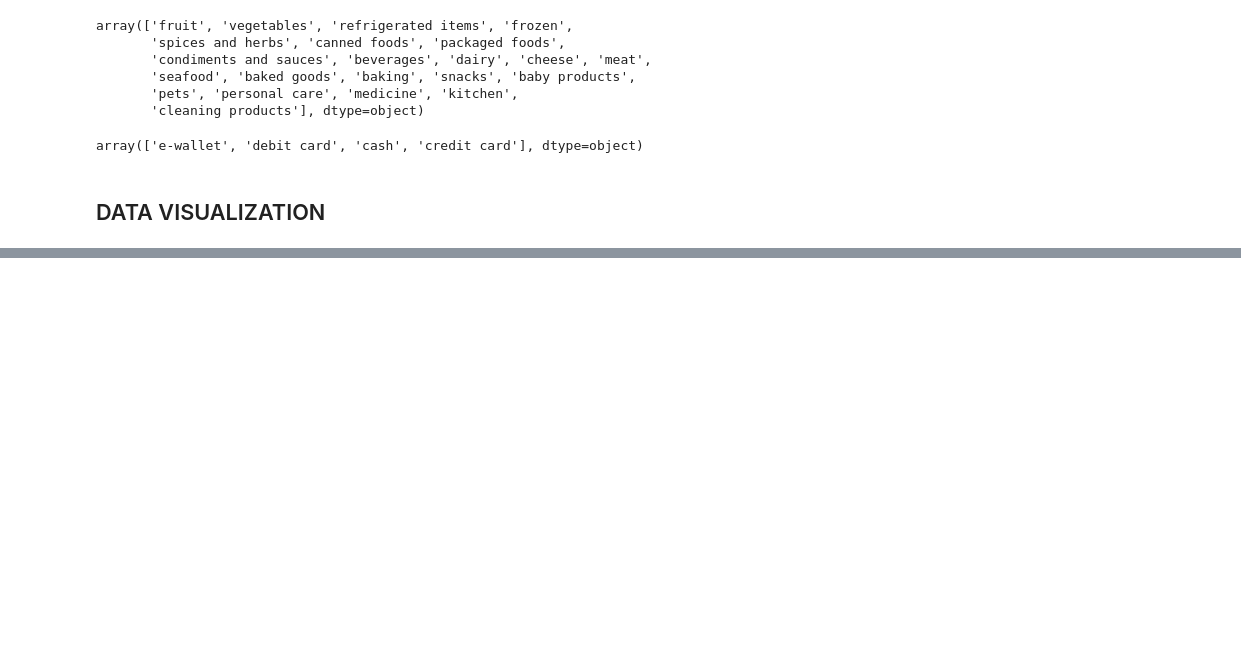
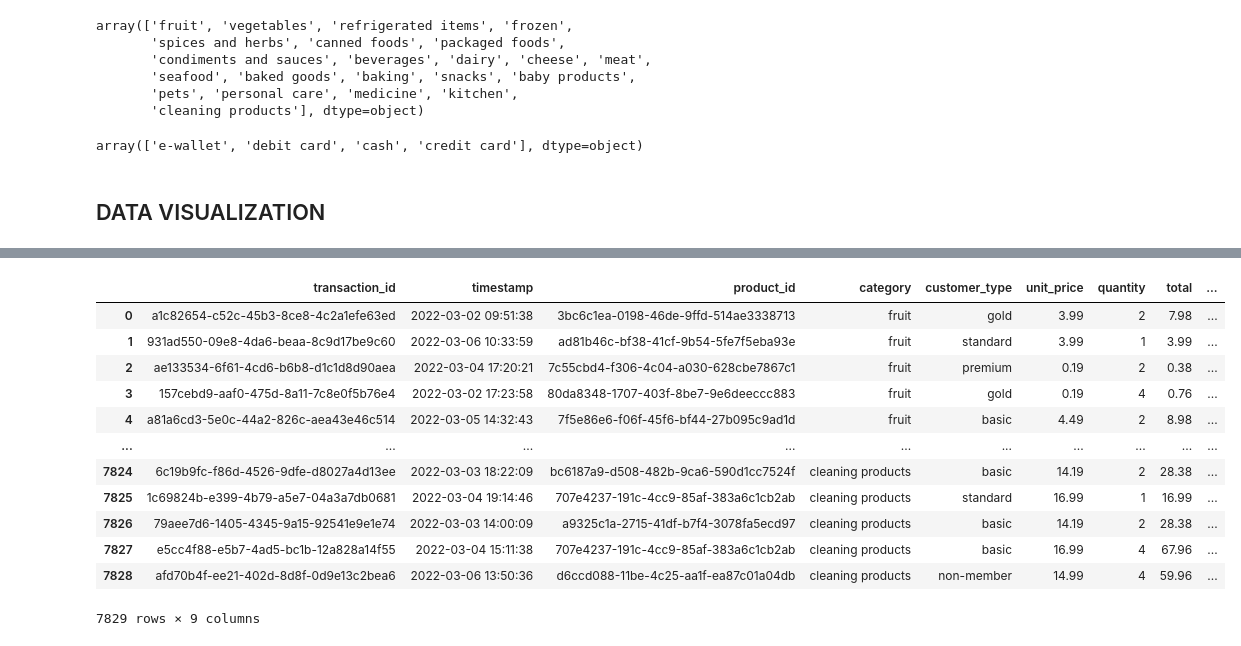
Before and after one commit to DOMINION-JOHN1/Cognizant_artificial_intelligence_project, a Jupyter notebook: cognizant_AI_project.ipynb, the cells around one changed output, grey strips where cells are left out. Drawn from its saved outputs; the diff is of its cells as text; code cells hidden in the pictures; blank space fills up the shorter version.

```diff
--- a/cognizant_AI_project.ipynb
+++ b/cognizant_AI_project.ipynb
@@ -95,0 +96,9 @@ sns.pairplot(data=df)
+# %%
+def convert_to_datetime(data: pd.DataFrame = None, column: str = None):
+
+  dummy = data.copy()
+  dummy[column] = pd.to_datetime(dummy[column], format='%Y-%m-%d %H:%M:%S')
+  return dummy
+# %%
+df = convert_to_datetime(df, 'timestamp')
+df.info()
@@ -95,0 +122,16 @@ sns.pairplot(data=df)
+# %%
+df
+# %% [output]
+|  | transaction_id | timestamp | product_id | category | customer_type | unit_price | quantity | total | ... |
+| 0 | a1c82654-c52c-45b3-8ce8-4c2a1efe63ed | 2022-03-02 09:51:38 | 3bc6c1ea-0198-46de-9ffd-514ae3338713 | fruit | gold | 3.99 | 2 | 7.98 | ... |
+| 1 | 931ad550-09e8-4da6-beaa-8c9d17be9c60 | 2022-03-06 10:33:59 | ad81b46c-bf38-41cf-9b54-5fe7f5eba93e | fruit | standard | 3.99 | 1 | 3.99 | ... |
+| 2 | ae133534-6f61-4cd6-b6b8-d1c1d8d90aea | 2022-03-04 17:20:21 | 7c55cbd4-f306-4c04-a030-628cbe7867c1 | fruit | premium | 0.19 | 2 | 0.38 | ... |
+| 3 | 157cebd9-aaf0-475d-8a11-7c8e0f5b76e4 | 2022-03-02 17:23:58 | 80da8348-1707-403f-8be7-9e6deeccc883 | fruit | gold | 0.19 | 4 | 0.76 | ... |
+| 4 | a81a6cd3-5e0c-44a2-826c-aea43e46c514 | 2022-03-05 14:32:43 | 7f5e86e6-f06f-45f6-bf44-27b095c9ad1d | fruit | basic | 4.49 | 2 | 8.98 | ... |
+| ... | ... | ... | ... | ... | ... | ... | ... | ... | ... |
+| 7824 | 6c19b9fc-f86d-4526-9dfe-d8027a4d13ee | 2022-03-03 18:22:09 | bc6187a9-d508-482b-9ca6-590d1cc7524f | cleaning products | basic | 14.19 | 2 | 28.38 | ... |
+| 7825 | 1c69824b-e399-4b79-a5e7-04a3a7db0681 | 2022-03-04 19:14:46 | 707e4237-191c-4cc9-85af-383a6c1cb2ab | cleaning products | standard | 16.99 | 1 | 16.99 | ... |
+| 7826 | 79aee7d6-1405-4345-9a15-92541e9e1e74 | 2022-03-03 14:00:09 | a9325c1a-2715-41df-b7f4-3078fa5ecd97 | cleaning products | basic | 14.19 | 2 | 28.38 | ... |
+| 7827 | e5cc4f88-e5b7-4ad5-bc1b-12a828a14f55 | 2022-03-04 15:11:38 | 707e4237-191c-4cc9-85af-383a6c1cb2ab | cleaning products | basic | 16.99 | 4 | 67.96 | ... |
+| 7828 | afd70b4f-ee21-402d-8d8f-0d9e13c2bea6 | 2022-03-06 13:50:36 | d6ccd088-11be-4c25-aa1f-ea87c01a04db | cleaning products | non-member | 14.99 | 4 | 59.96 | ... |
+7829 rows × 9 columns
```
Also changed, not shown: parts of 13 cells of this notebook.
